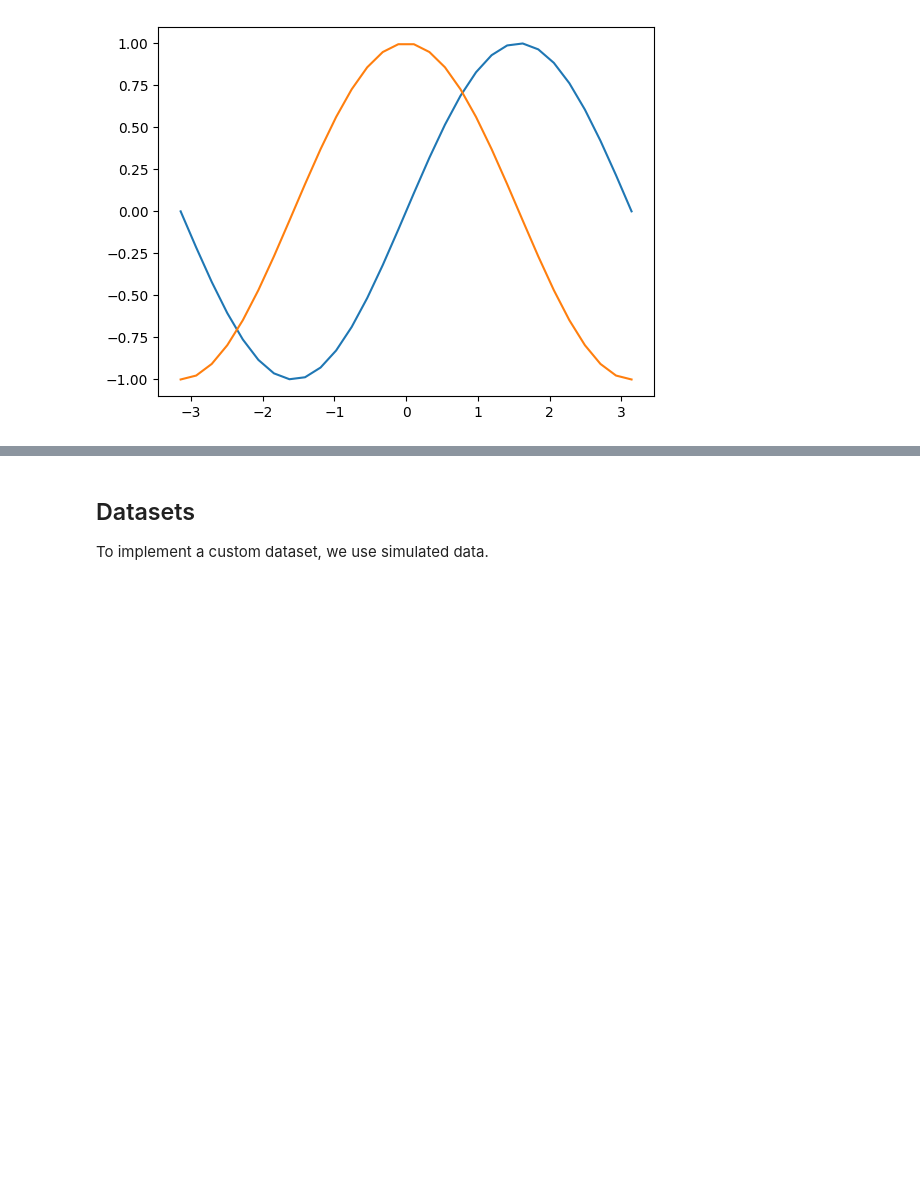
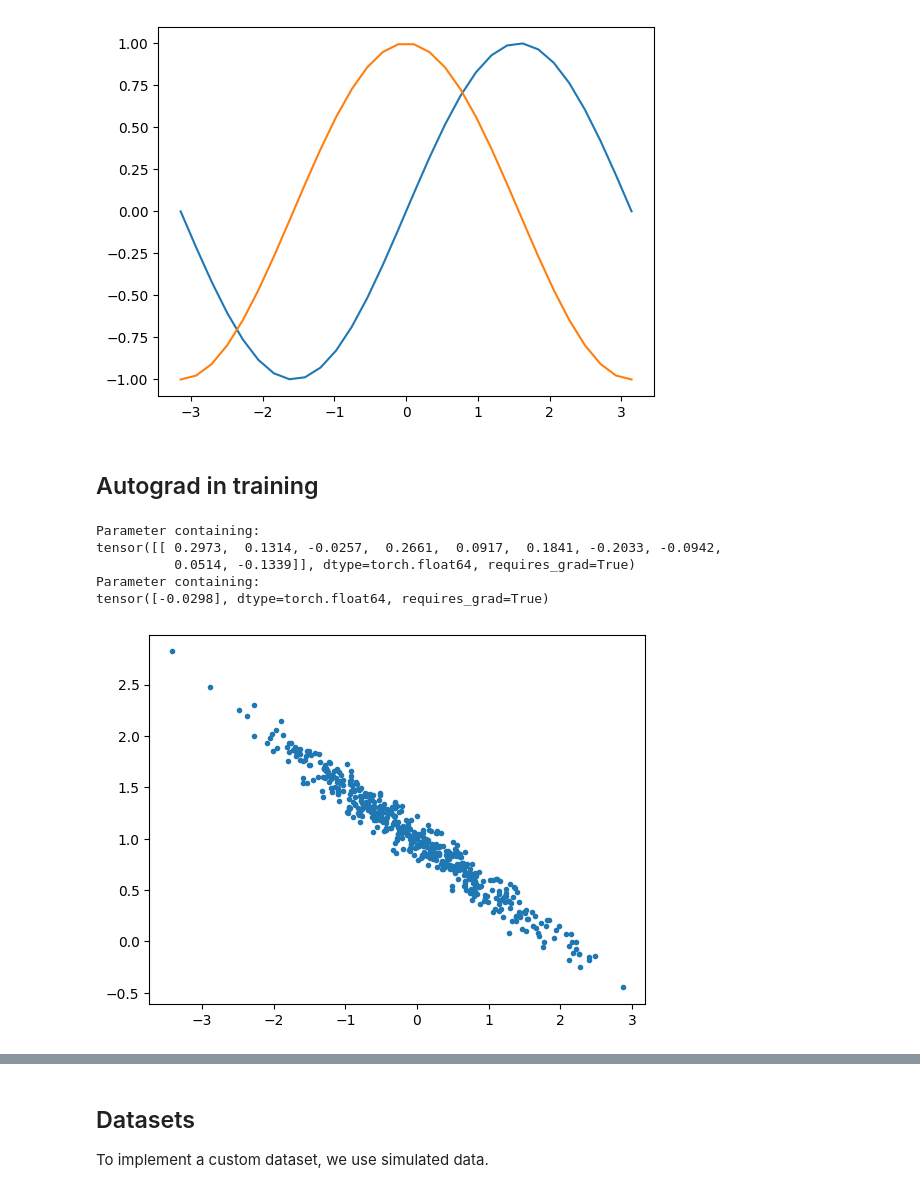
Before and after one commit to Lolillosky/PHD_CVA, a Jupyter notebook: Pytorch_learn/PytorchLessons.ipynb, the cells around one changed output, grey strips where cells are left out. Cells and saved outputs as stored; diff of their text form; code cells hidden in the pictures; blank space fills up the shorter version.

Commit message:
torch learn

```diff
--- a/Pytorch_learn/PytorchLessons.ipynb
+++ b/Pytorch_learn/PytorchLessons.ipynb
@@ -491,3 +491,38 @@ tensor([ 8.7423e-08, -2.1497e-01, -4.1989e-01, -6.0517e-01, -7.6216e-01,
 tensor(2.9802e-07, grad_fn=<SumBackward0>)
 [<matplotlib.lines.Line2D at 0x...>]
 [figure]
+# %% [markdown]
+## Autograd in training
+# %%
+class MyModel(nn.Module):
+    def __init__(self, num_dim):
+        super(MyModel, self).__init__()
+        self.linearlayer = nn.Linear(num_dim, 1, dtype=torch.float64)
+
+    def forward(self, x):
+        return self.linearlayer(x)
+# %%
+torch.manual_seed(0)
+
+model = MyModel(10)
+
+num_poins = 500
+
+print(model.linearlayer.weight)
+print(model.linearlayer.bias)
+
+x = np.random.normal(0,1,num_poins)
+
+y = 1.0 - 0.5 * x + np.random.normal(0,0.1,num_poins)
+
+plt.plot(x,y, '.')
+
+x = torch.from_numpy(x.reshape(-1,1))
+y = torch.from_numpy(y.reshape(-1,1))
+# %% [output]
+Parameter containing:
+tensor([[ 0.2973,  0.1314, -0.0257,  0.2661,  0.0917,  0.1841, -0.2033, -0.0942,
+          0.0514, -0.1339]], dtype=torch.float64, requires_grad=True)
+Parameter containing:
+tensor([-0.0298], dtype=torch.float64, requires_grad=True)
+[figure, added]
```
Also changed, not shown: parts of 7 cells of this notebook.
